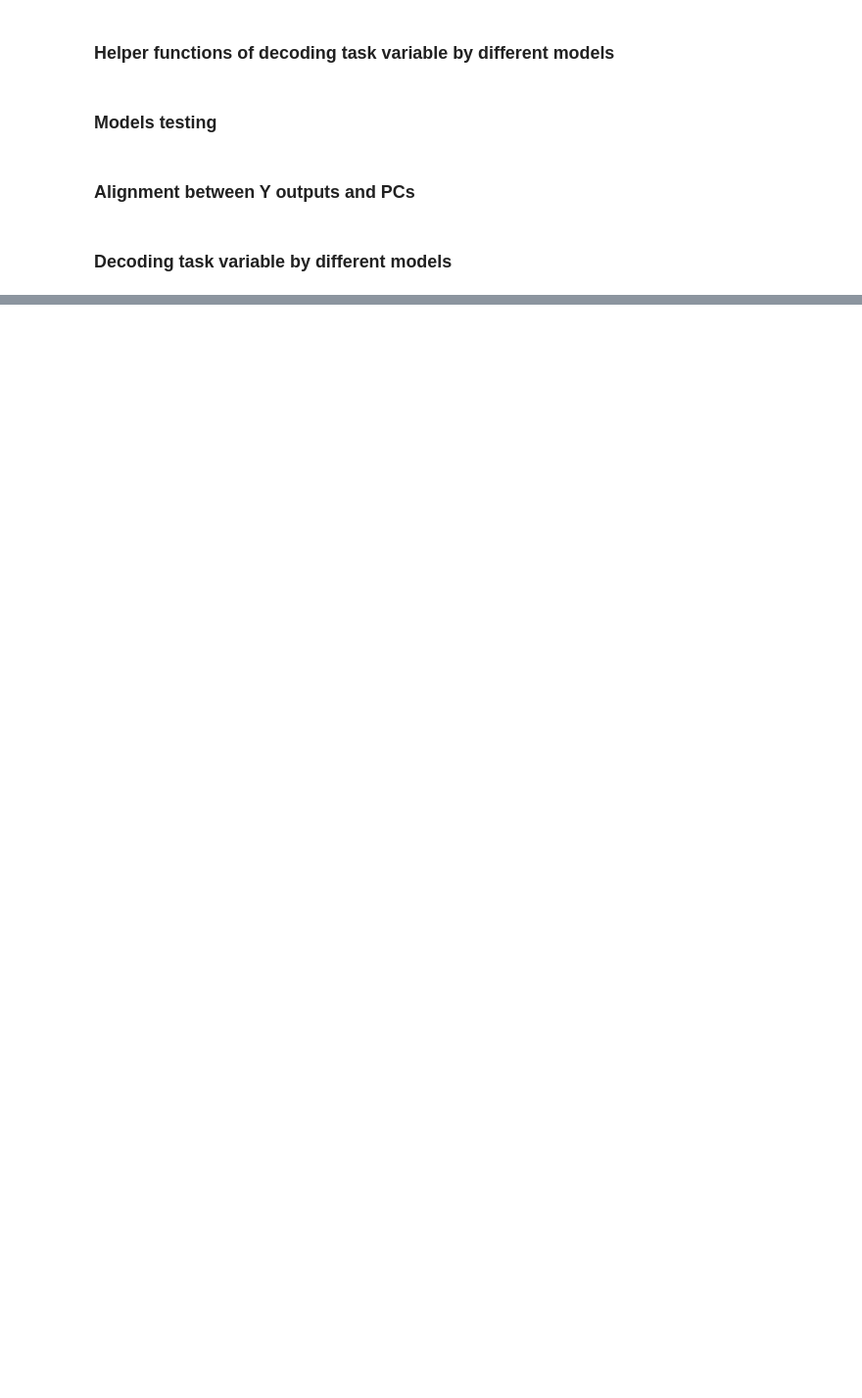
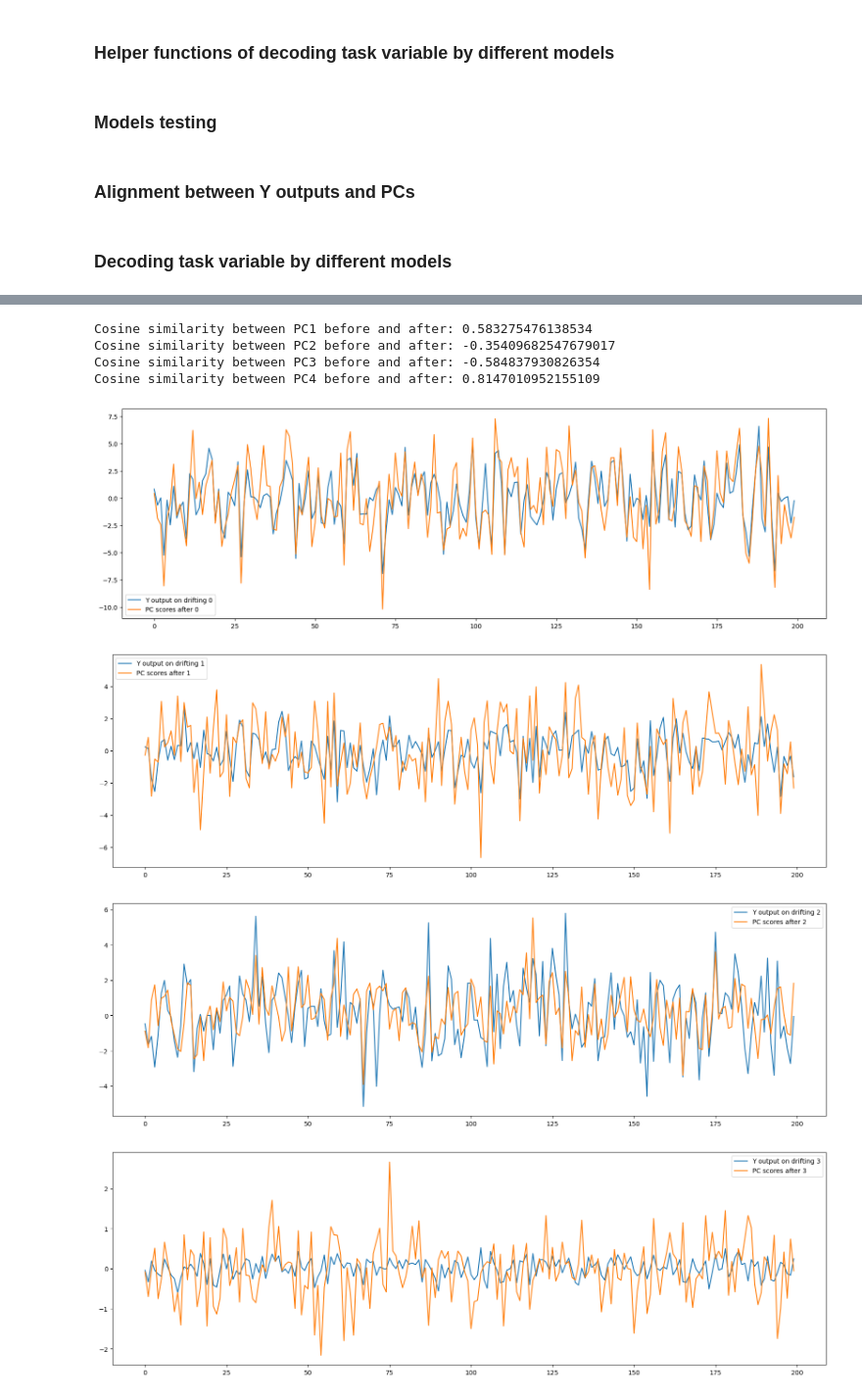
Before and after one commit to neuralalgorithms/representational-drift, a Jupyter notebook: models_summary.ipynb, the cells around one changed output, grey strips where cells are left out. Shown at 98% size. Drawn from its saved outputs; the diff is of its cells as text; code cells hidden in the pictures; blank space fills up the shorter version.

Commit message:
save progress, with results on drift correction before/after

```diff
--- a/models_summary.ipynb
+++ b/models_summary.ipynb
@@ -266,0 +829,31 @@ for model in ['OneShotLeenCompletePCA', 'OneShotLeenFreislebenPCA']:
+# %%
+# calculate the cosine similarity between pcs before and after
+for i in range(m):
+    # cosine similarity between pcs before and after
+    cosine_similarity_before = np.dot(pcs_before[:, i], pcs_after[:, i]) / (np.linalg.norm(pcs_before[:, i]) * np.linalg.norm(pcs_after[:, i]))
+    print(f"Cosine similarity between PC{i+1} before and after: {cosine_similarity_before}")
+# %% [output]
+Cosine similarity between PC1 before and after: 0.583275476138534
+Cosine similarity between PC2 before and after: -0.35409682547679017
+Cosine similarity between PC3 before and after: -0.584837930826354
+Cosine similarity between PC4 before and after: 0.8147010952155109
+# %%
+
+for i in range(m):
+    figure = plt.figure(figsize=(20, 6))
+    plt.plot(range(200), Y_output_on_drifiting_signed[:200, i], label=f"Y output on drifting {i}")
+    plt.plot(range(200), scores_after[:200, i], label=f"PC scores after {i}")
+    plt.legend()
+plt.show()
+
+
+figure = plt.figure(figsize=(20, 6))
+plt.plot(range(200), task_var_after[:200], label="Target task variable")
+plt.plot(range(200), task_var_on_drifiting_tilde[:200], label="Task variable on drifting")
+plt.legend()
+plt.show()
+# %% [output]
+[figure, added]
+[figure, added]
+[figure, added]
+[figure, added]
```
Also changed, not shown: parts of 14 cells of this notebook, 1 other file.
